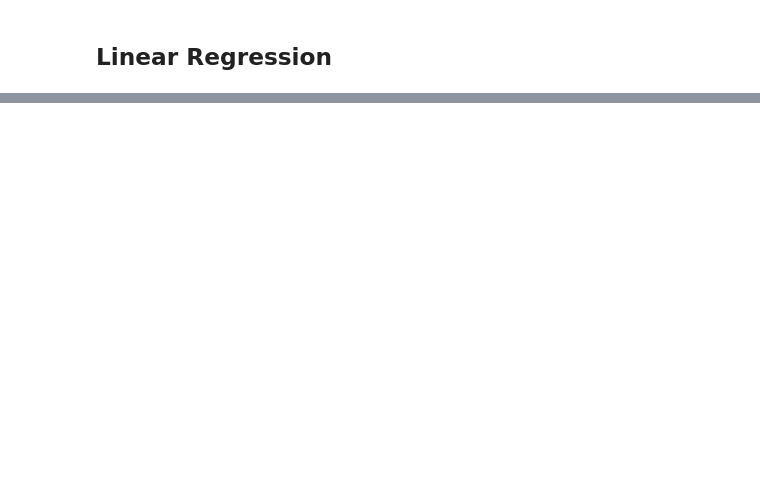
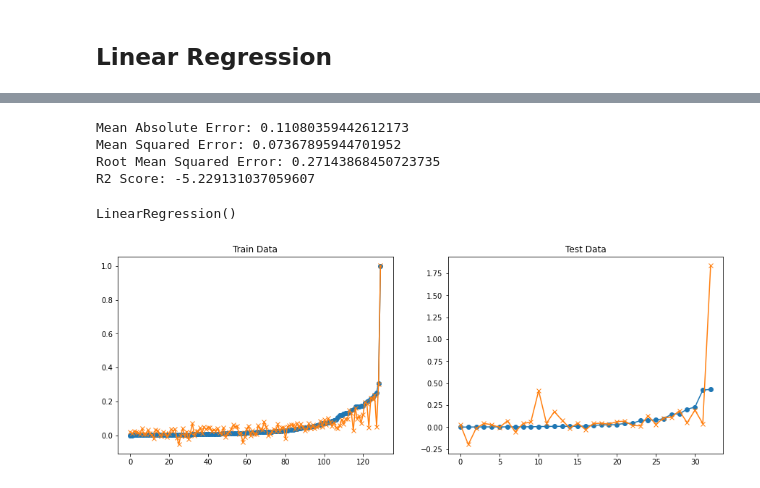
Before and after one commit to WWI17SEB/ml-covid, a Jupyter notebook: train_data_cases.ipynb, the cells around one changed output, grey strips where cells are left out. Saved outputs shown, nothing was run; the diff lists cells and outputs as text; code cells hidden in the pictures; blank space fills up the shorter version.

```diff
--- a/train_data_cases.ipynb
+++ b/train_data_cases.ipynb
@@ -91,0 +112,9 @@ plt.show()
+# %%
+RegressionHelper(X_poly_normalized, y_normalized, LinearRegression(), 0.2, 42)
+# %% [output]
+Mean Absolute Error: 0.11080359442612173
+Mean Squared Error: 0.07367895944701952
+Root Mean Squared Error: 0.27143868450723735
+R2 Score: -5.229131037059607
+LinearRegression()
+[figure, added]
```
Also changed, not shown: parts of 27 cells of this notebook, 3 other files.
